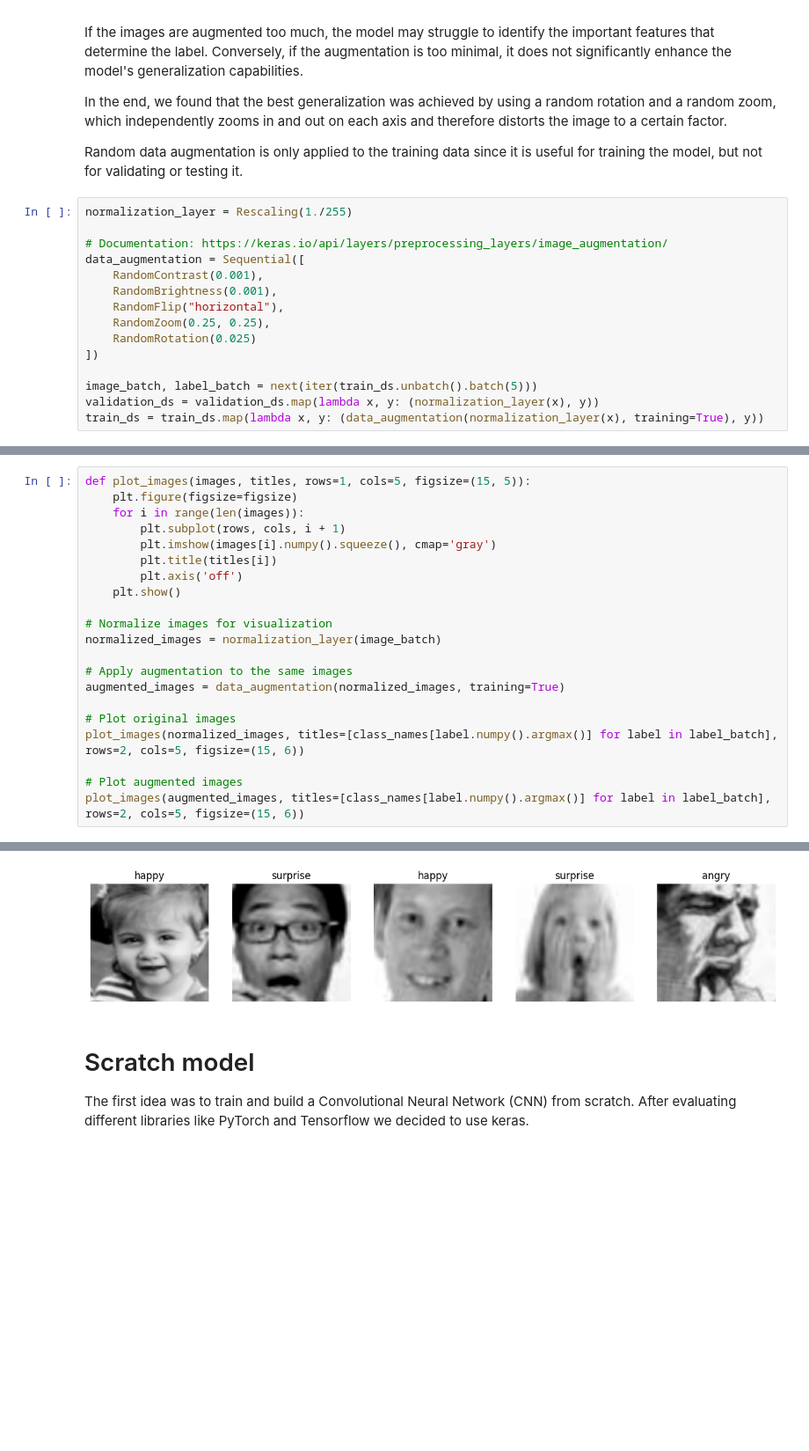
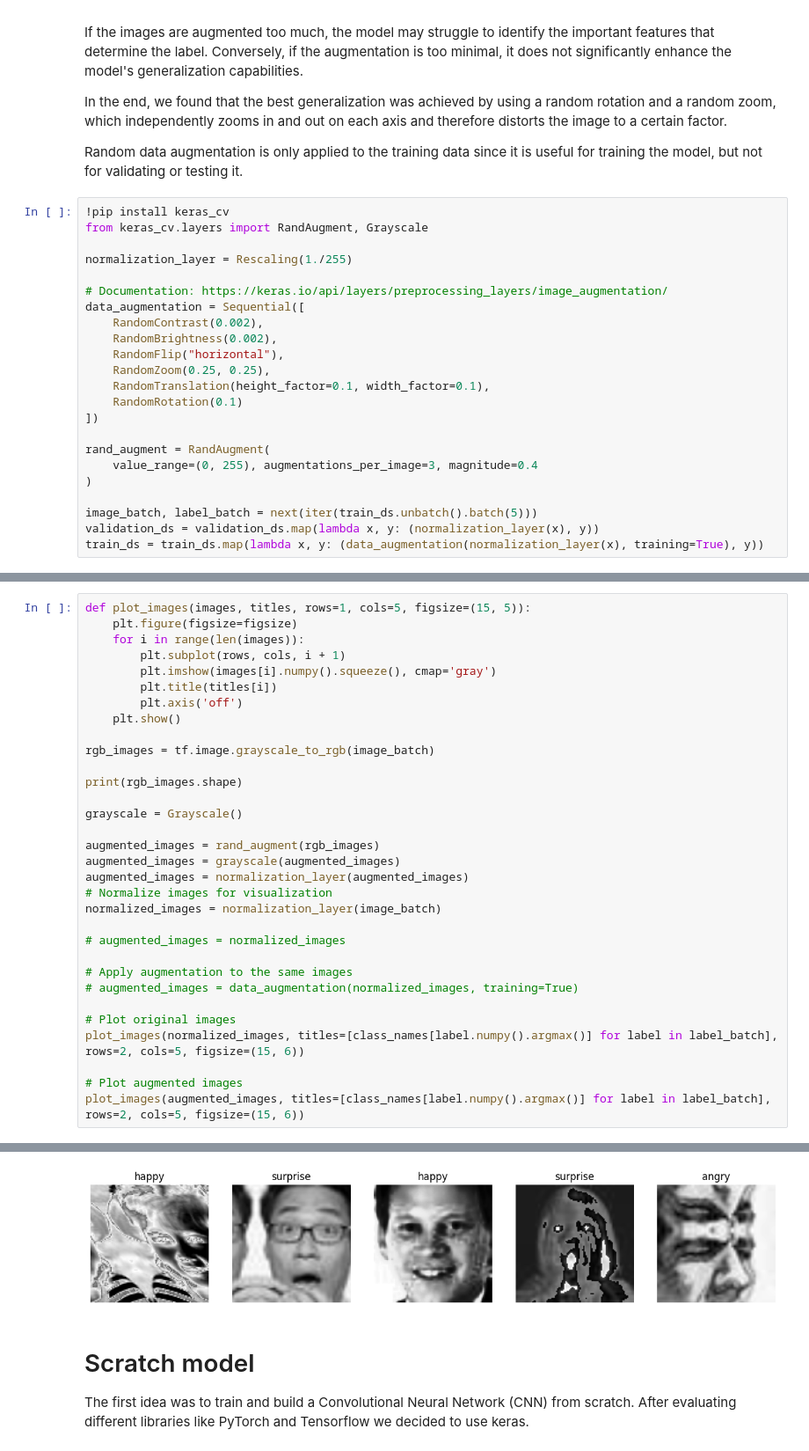
Before and after one commit to jasperfue/AIIM, a Jupyter notebook: notebook.ipynb, the cells around one changed output, grey strips where cells are left out. Shown: that part at 88% size. Saved outputs shown, nothing was run; the diff lists cells and outputs as text; blank space fills up the shorter version.

Commit message:
RandAugment

```diff
--- a/notebook.ipynb
+++ b/notebook.ipynb
@@ -151,16 +151,24 @@ In the end, we found that the best generalization was achieved by using a random
 
 Random data augmentation is only applied to the training data since it is useful for training the model, but not for validating or testing it.
 # %%
+!pip install keras_cv
+from keras_cv.layers import RandAugment, Grayscale
+
 normalization_layer = Rescaling(1./255)
 
 # Documentation: https://keras.io/api/layers/preprocessing_layers/image_augmentation/
 data_augmentation = Sequential([
-    RandomContrast(0.001),
-    RandomBrightness(0.001),
+    RandomContrast(0.002),
+    RandomBrightness(0.002),
     RandomFlip("horizontal"),
     RandomZoom(0.25, 0.25),
-    RandomRotation(0.025)
+    RandomTranslation(height_factor=0.1, width_factor=0.1),
+    RandomRotation(0.1)
 ])
+
+rand_augment = RandAugment(
+    value_range=(0, 255), augmentations_per_image=3, magnitude=0.4
+)
 
 image_batch, label_batch = next(iter(train_ds.unbatch().batch(5)))
 validation_ds = validation_ds.map(lambda x, y: (normalization_layer(x), y))
@@ -175,11 +201,22 @@ def plot_images(images, titles, rows=1, cols=5, figsize=(15, 5)):
         plt.axis('off')
     plt.show()
 
+rgb_images = tf.image.grayscale_to_rgb(image_batch)
+
+print(rgb_images.shape)
+
+grayscale = Grayscale()
+
+augmented_images = rand_augment(rgb_images)
+augmented_images = grayscale(augmented_images)
+augmented_images = normalization_layer(augmented_images)
 # Normalize images for visualization
 normalized_images = normalization_layer(image_batch)
 
+# augmented_images = normalized_images
+
 # Apply augmentation to the same images
-augmented_images = data_augmentation(normalized_images, training=True)
+# augmented_images = data_augmentation(normalized_images, training=True)
 
 # Plot original images
 plot_images(normalized_images, titles=[class_names[label.numpy().argmax()] for label in label_batch], rows=2, cols=5, figsize=(15, 6))
@@ -190,5 +228,5 @@ plot_images(augmented_images, titles=[class_names[label.numpy().argmax()] for la
 [figure]
-[figure, old version]
+[figure, new version]
 # %% [markdown]
 # Scratch model
 
```
Also changed, not shown: parts of 11 cells of this notebook.
